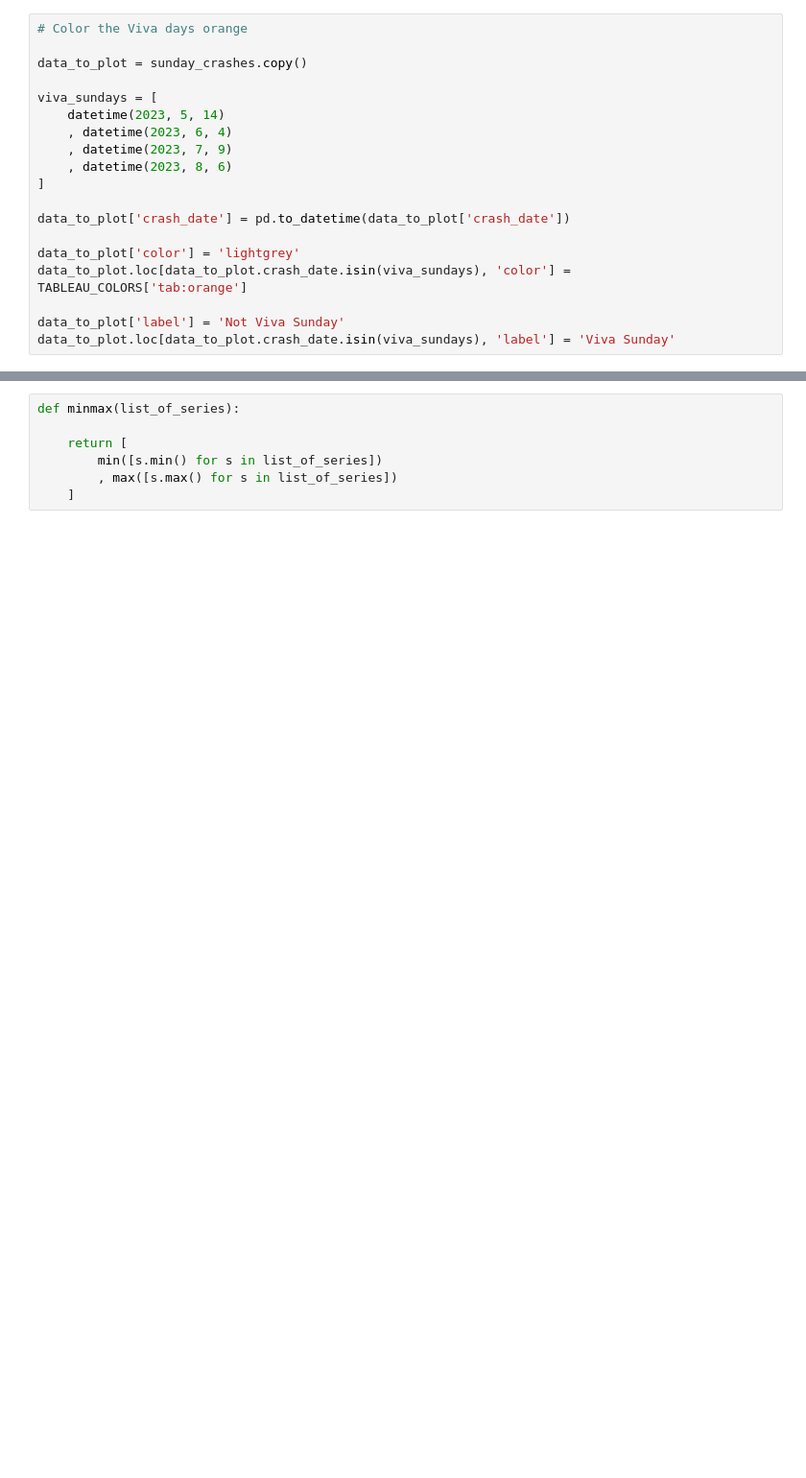
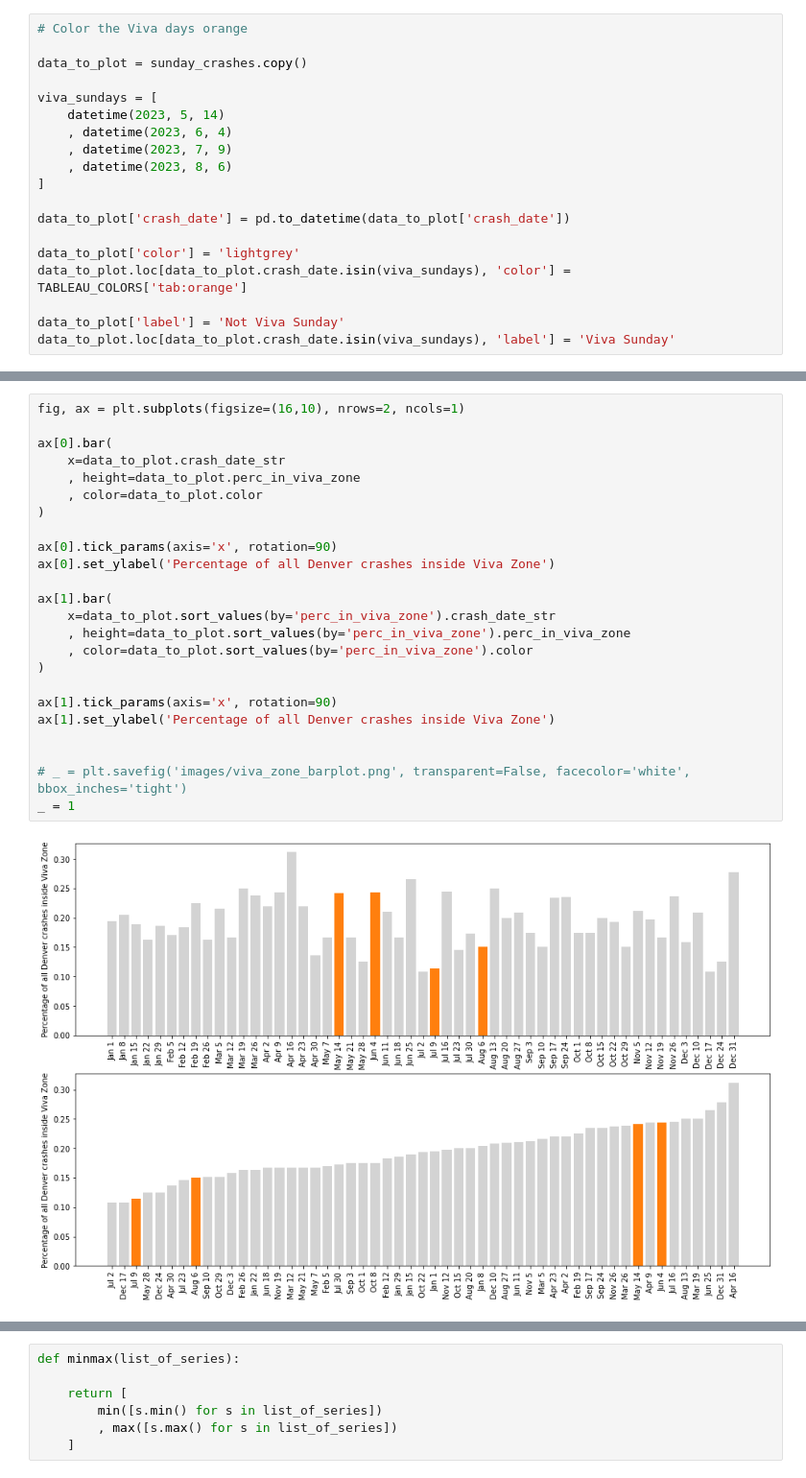
Before and after one commit to devinbrady/denver-street-data, a Jupyter notebook: notebooks/Viva_Streets_Radius.ipynb, the cells around one changed output, grey strips where cells are left out. Shown at 96% size. Drawn from its saved outputs; the diff is of its cells as text; blank space fills up the shorter version.

```diff
--- a/notebooks/Viva_Streets_Radius.ipynb
+++ b/notebooks/Viva_Streets_Radius.ipynb
@@ -205,2 +215,28 @@ _ = plt.savefig('images/viva_zone_barplot_sorted.png', transparent=False, faceco
+# %%
+fig, ax = plt.subplots(figsize=(16,10), nrows=2, ncols=1)
+
+ax[0].bar(
+    x=data_to_plot.crash_date_str
+    , height=data_to_plot.perc_in_viva_zone
+    , color=data_to_plot.color
+)
+
+ax[0].tick_params(axis='x', rotation=90)
+ax[0].set_ylabel('Percentage of all Denver crashes inside Viva Zone')
+
+ax[1].bar(
+    x=data_to_plot.sort_values(by='perc_in_viva_zone').crash_date_str
+    , height=data_to_plot.sort_values(by='perc_in_viva_zone').perc_in_viva_zone
+    , color=data_to_plot.sort_values(by='perc_in_viva_zone').color
+)
+
+ax[1].tick_params(axis='x', rotation=90)
+ax[1].set_ylabel('Percentage of all Denver crashes inside Viva Zone')
+
+
+# _ = plt.savefig('images/viva_zone_barplot.png', transparent=False, facecolor='white', bbox_inches='tight')
+_ = 1
+# %% [output]
+[figure, added]
 # %%
 data_to_plot.groupby('label').agg(
```
Also changed, not shown: parts of 11 cells of this notebook, 3 other files.
